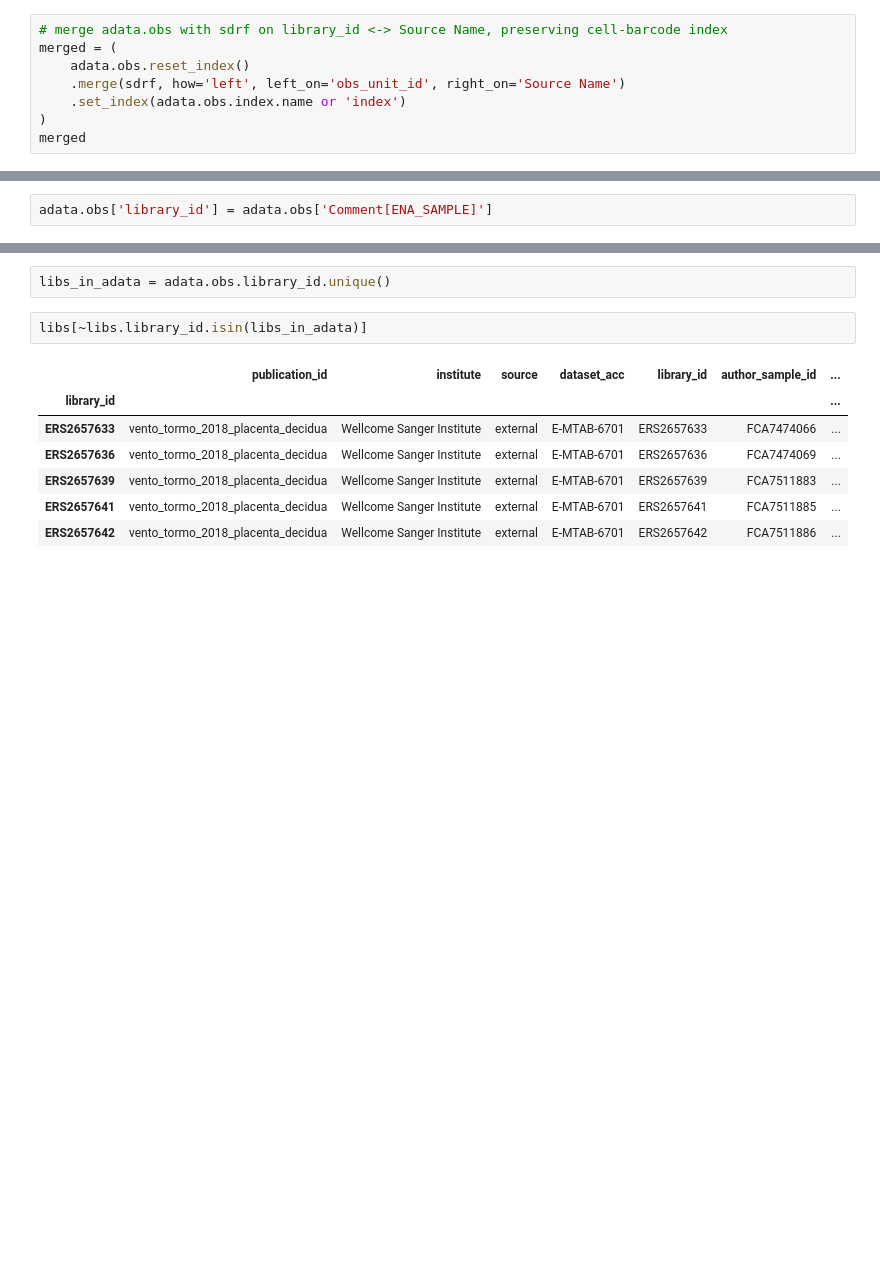
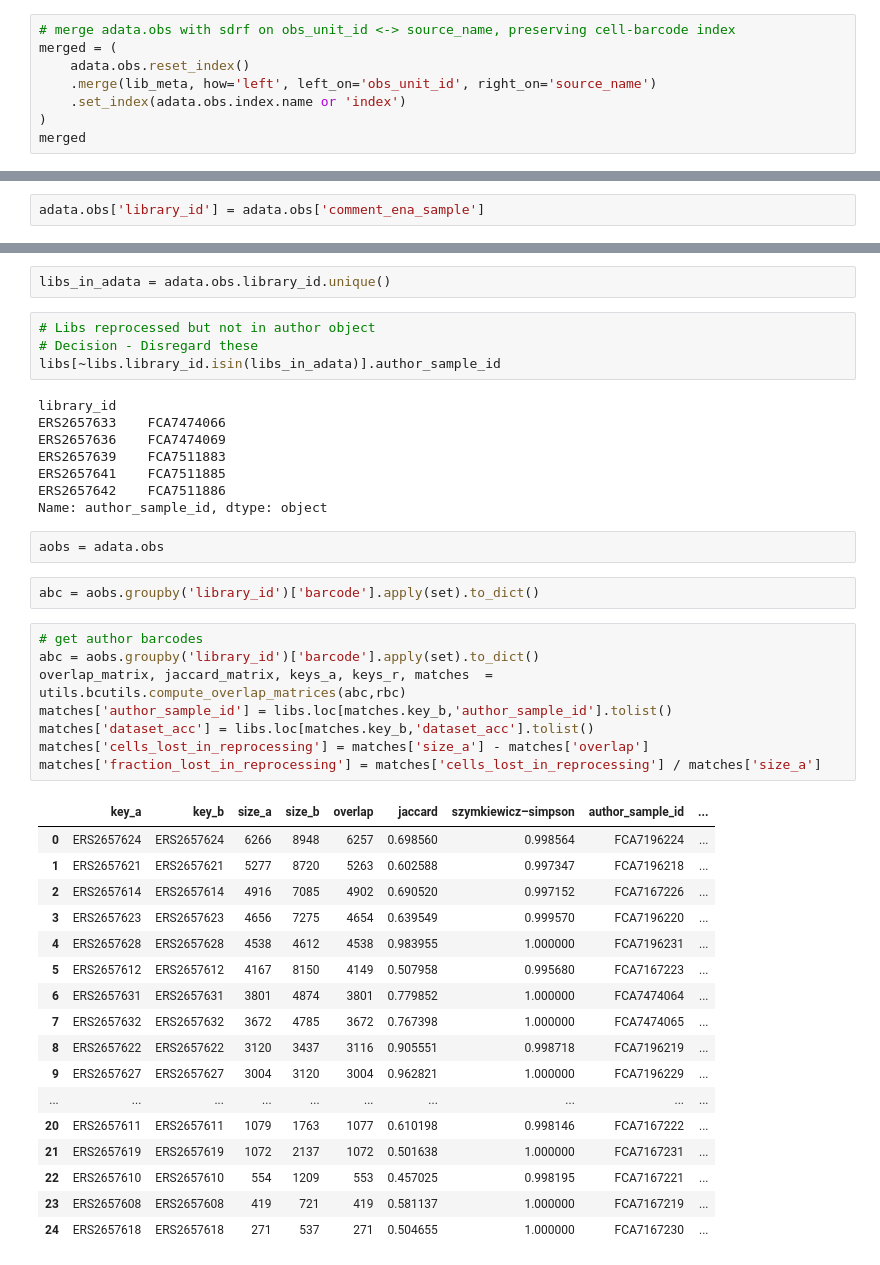
Before and after one commit to cellgeni/hdca_v2_reprocessing, a Jupyter notebook: 03_link_reprocessed_to_author/vento_tormo_2018_placenta_decidua.ipynb, the cells around one changed output, grey strips where cells are left out. Saved outputs shown, nothing was run; the diff lists cells and outputs as text; blank space fills up the shorter version.

Commit message:
Adde code cells lost in reprocessing

```diff
--- a/03_link_reprocessed_to_author/vento_tormo_2018_placenta_decidua.ipynb
+++ b/03_link_reprocessed_to_author/vento_tormo_2018_placenta_decidua.ipynb
@@ -78,10 +105,10 @@ adata.obs
 | FCA7511884_TTTGTCATCTTGAGGT | D12 | Placenta | 18 | HB | TTTGTCATCTTGAGGT | FCA7511884 | HB | ... |
 64734 rows × 10 columns
 # %%
-# merge adata.obs with sdrf on library_id <-> Source Name, preserving cell-barcode index
+# merge adata.obs with sdrf on obs_unit_id <-> source_name, preserving cell-barcode index
 merged = (
     adata.obs.reset_index()
-    .merge(sdrf, how='left', left_on='obs_unit_id', right_on='Source Name')
+    .merge(lib_meta, how='left', left_on='obs_unit_id', right_on='source_name')
     .set_index(adata.obs.index.name or 'index')
 )
 merged
@@ -134,7 +161,7 @@ FCA7511884_TTTGTCATCCGAGCCA    vento_tormo_2018_placenta_decidua
 FCA7511884_TTTGTCATCTTGAGGT    vento_tormo_2018_placenta_decidua
 Name: publication_id, Length: 64734, dtype: object
 # %%
-adata.obs['library_id'] = adata.obs['Comment[ENA_SAMPLE]']
+adata.obs['library_id'] = adata.obs['comment_ena_sample']
 # %%
 np.savetxt('library_ids.txt', adata.obs['library_id'].unique(), fmt='%s')
 # %%
@@ -178,12 +205,44 @@ len(rbc)
 # %%
 libs_in_adata = adata.obs.library_id.unique()
 # %%
-libs[~libs.library_id.isin(libs_in_adata)]
+# Libs reprocessed but not in author object
+# Decision - Disregard these
+libs[~libs.library_id.isin(libs_in_adata)].author_sample_id
 # %% [output]
-|  | publication_id | institute | source | dataset_acc | library_id | author_sample_id | ... |
-| library_id |  |  |  |  |  |  | ... |
-| ERS2657633 | vento_tormo_2018_placenta_decidua | Wellcome Sanger Institute | external | E-MTAB-6701 | ERS2657633 | FCA7474066 | ... |
-| ERS2657636 | vento_tormo_2018_placenta_decidua | Wellcome Sanger Institute | external | E-MTAB-6701 | ERS2657636 | FCA7474069 | ... |
-| ERS2657639 | vento_tormo_2018_placenta_decidua | Wellcome Sanger Institute | external | E-MTAB-6701 | ERS2657639 | FCA7511883 | ... |
-| ERS2657641 | vento_tormo_2018_placenta_decidua | Wellcome Sanger Institute | external | E-MTAB-6701 | ERS2657641 | FCA7511885 | ... |
-| ERS2657642 | vento_tormo_2018_placenta_decidua | Wellcome Sanger Institute | external | E-MTAB-6701 | ERS2657642 | FCA7511886 | ... |
+library_id
+ERS2657633    FCA7474066
+ERS2657636    FCA7474069
+ERS2657639    FCA7511883
+ERS2657641    FCA7511885
+ERS2657642    FCA7511886
+Name: author_sample_id, dtype: object
+# %%
+aobs = adata.obs
+# %%
+abc = aobs.groupby('library_id')['barcode'].apply(set).to_dict()
+# %%
+# get author barcodes
+abc = aobs.groupby('library_id')['barcode'].apply(set).to_dict()
+overlap_matrix, jaccard_matrix, keys_a, keys_r, matches  = utils.bcutils.compute_overlap_matrices(abc,rbc)
+matches['author_sample_id'] = libs.loc[matches.key_b,'author_sample_id'].tolist()
+matches['dataset_acc'] = libs.loc[matches.key_b,'dataset_acc'].tolist()
+matches['cells_lost_in_reprocessing'] = matches['size_a'] - matches['overlap']
+matches['fraction_lost_in_reprocessing'] = matches['cells_lost_in_reprocessing'] / matches['size_a']
+# %% [output]
+|  | key_a | key_b | size_a | size_b | overlap | jaccard | szymkiewicz–simpson | author_sample_id | ... |
+| 0 | ERS2657624 | ERS2657624 | 6266 | 8948 | 6257 | 0.698560 | 0.998564 | FCA7196224 | ... |
+| 1 | ERS2657621 | ERS2657621 | 5277 | 8720 | 5263 | 0.602588 | 0.997347 | FCA7196218 | ... |
+| 2 | ERS2657614 | ERS2657614 | 4916 | 7085 | 4902 | 0.690520 | 0.997152 | FCA7167226 | ... |
+| 3 | ERS2657623 | ERS2657623 | 4656 | 7275 | 4654 | 0.639549 | 0.999570 | FCA7196220 | ... |
+| 4 | ERS2657628 | ERS2657628 | 4538 | 4612 | 4538 | 0.983955 | 1.000000 | FCA7196231 | ... |
+| 5 | ERS2657612 | ERS2657612 | 4167 | 8150 | 4149 | 0.507958 | 0.995680 | FCA7167223 | ... |
+| 6 | ERS2657631 | ERS2657631 | 3801 | 4874 | 3801 | 0.779852 | 1.000000 | FCA7474064 | ... |
+| 7 | ERS2657632 | ERS2657632 | 3672 | 4785 | 3672 | 0.767398 | 1.000000 | FCA7474065 | ... |
+| 8 | ERS2657622 | ERS2657622 | 3120 | 3437 | 3116 | 0.905551 | 0.998718 | FCA7196219 | ... |
+| 9 | ERS2657627 | ERS2657627 | 3004 | 3120 | 3004 | 0.962821 | 1.000000 | FCA7196229 | ... |
+| ... | ... | ... | ... | ... | ... | ... | ... | ... | ... |
+| 20 | ERS2657611 | ERS2657611 | 1079 | 1763 | 1077 | 0.610198 | 0.998146 | FCA7167222 | ... |
+| 21 | ERS2657619 | ERS2657619 | 1072 | 2137 | 1072 | 0.501638 | 1.000000 | FCA7167231 | ... |
+| 22 | ERS2657610 | ERS2657610 | 554 | 1209 | 553 | 0.457025 | 0.998195 | FCA7167221 | ... |
+| 23 | ERS2657608 | ERS2657608 | 419 | 721 | 419 | 0.581137 | 1.000000 | FCA7167219 | ... |
+| 24 | ERS2657618 | ERS2657618 | 271 | 537 | 271 | 0.504655 | 1.000000 | FCA7167230 | ... |
```
Also changed, not shown: parts of 6 cells of this notebook.
